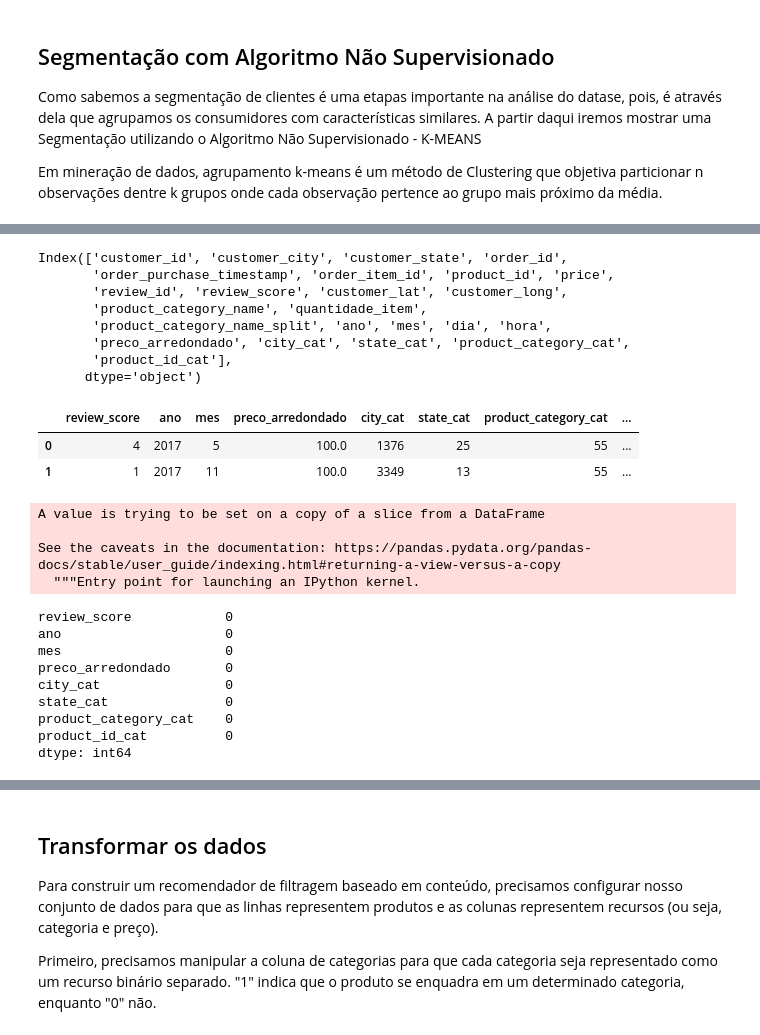
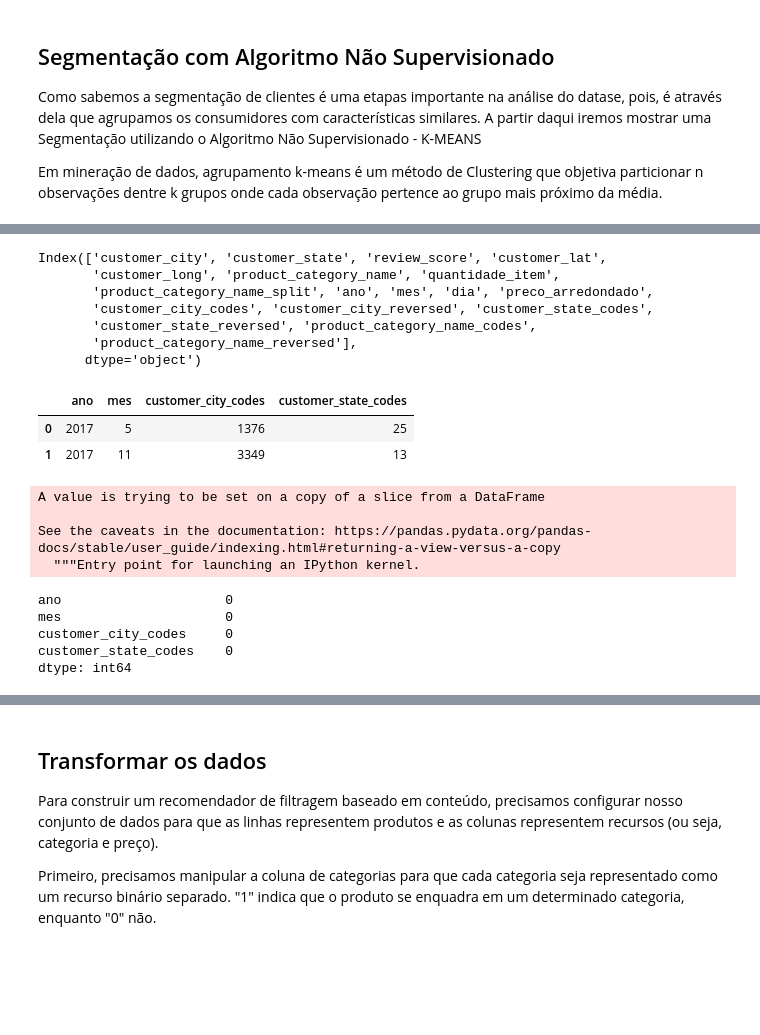
Before and after one commit to arcursino/credit-bureau, a Jupyter notebook: sistema_recomendação/recomendacao-baseado_conteudo-cluster.ipynb, the cells around one changed output, grey strips where cells are left out. Drawn from its saved outputs; the diff is of its cells as text; code cells hidden in the pictures; blank space fills up the shorter version.

```diff
--- a/sistema_recomendação/recomendacao-baseado_conteudo-cluster.ipynb
+++ b/sistema_recomendação/recomendacao-baseado_conteudo-cluster.ipynb
@@ -259,0 +270,9 @@ from sklearn.preprocessing import  MinMaxScaler
+# %%
+data = df[['customer_city', 'customer_state', 'review_score', 'customer_lat', 'customer_long',
+              'product_category_name', 'quantidade_item', 'product_category_name_split','ano', 'mes', 'dia',
+              'preco_arredondado']]
+# %%
+data['customer_city'] = data['customer_city'].astype('category')
+city = dict(enumerate(data['customer_city'].cat.categories))
+data['customer_city_codes'] = data['customer_city'].cat.codes
+data['customer_city_reversed'] = data['customer_city_codes'].map(city)
@@ -259,0 +295,5 @@ from sklearn.preprocessing import  MinMaxScaler
+# %%
+data['customer_state'] = data['customer_state'].astype('category')
+state = dict(enumerate(data['customer_state'].cat.categories))
+data['customer_state_codes'] = data['customer_state'].cat.codes
+data['customer_state_reversed'] = data['customer_state_codes'].map(state)
@@ -260,5 +316,6 @@ from sklearn.preprocessing import  MinMaxScaler
 # %%
-df['customer_city'] = pd.Categorical(df['customer_city'])
-df['customer_state'] = pd.Categorical(df['customer_state'])
-df['product_category_name'] = pd.Categorical(df['product_category_name'])
-df['product_id'] = pd.Categorical(df['product_id'])
+data['product_category_name'] = pd.Categorical(df['product_category_name'])
+df['product_category_name'] = data['product_category_name'].astype('category')
+prod_code = dict(enumerate(data['product_category_name'].cat.categories))
+data['product_category_name_codes'] = data['product_category_name'].cat.codes
+data['product_category_name_reversed'] = data['product_category_name_codes'].map(prod_code)
@@ -270,22 +363,20 @@ df['product_id_cat'] = df['product_id'].cat.codes
 # %%
-df.columns
+data.columns
 # %% [output]
-Index(['customer_id', 'customer_city', 'customer_state', 'order_id',
-       'order_purchase_timestamp', 'order_item_id', 'product_id', 'price',
-       'review_id', 'review_score', 'customer_lat', 'customer_long',
-       'product_category_name', 'quantidade_item',
-       'product_category_name_split', 'ano', 'mes', 'dia', 'hora',
-       'preco_arredondado', 'city_cat', 'state_cat', 'product_category_cat',
-       'product_id_cat'],
+Index(['customer_city', 'customer_state', 'review_score', 'customer_lat',
+       'customer_long', 'product_category_name', 'quantidade_item',
+       'product_category_name_split', 'ano', 'mes', 'dia', 'preco_arredondado',
+       'customer_city_codes', 'customer_city_reversed', 'customer_state_codes',
+       'customer_state_reversed', 'product_category_name_codes',
+       'product_category_name_reversed'],
       dtype='object')
 # %%
-df_seg = df[['review_score', 'ano', 'mes', 'preco_arredondado', 'city_cat', 'state_cat', 'product_category_cat',
-       'product_id_cat']]
+df_seg = data[['ano', 'mes', 'customer_city_codes', 'customer_state_codes']]
 df_seg.head(2)
 # %% [output]
-|  | review_score | ano | mes | preco_arredondado | city_cat | state_cat | product_category_cat | ... |
-| 0 | 4 | 2017 | 5 | 100.0 | 1376 | 25 | 55 | ... |
-| 1 | 1 | 2017 | 11 | 100.0 | 3349 | 13 | 55 | ... |
+|  | ano | mes | customer_city_codes | customer_state_codes |
+| 0 | 2017 | 5 | 1376 | 25 |
+| 1 | 2017 | 11 | 3349 | 13 |
 # %%
 df_seg.dropna(inplace=True)
 df_seg.isnull().sum()
@@ -294,14 +385,10 @@ A value is trying to be set on a copy of a slice from a DataFrame
 
 See the caveats in the documentation: https://pandas.pydata.org/pandas-docs/stable/user_guide/indexing.html#returning-a-view-versus-a-copy
   """Entry point for launching an IPython kernel.
-review_score            0
 ano                     0
 mes                     0
-preco_arredondado       0
-city_cat                0
-state_cat               0
-product_category_cat    0
-product_id_cat          0
+customer_city_codes     0
+customer_state_codes    0
 dtype: int64
 # %%
 #Normalização com média 0 e desvio 1
```
Also changed, not shown: parts of 41 cells of this notebook.
